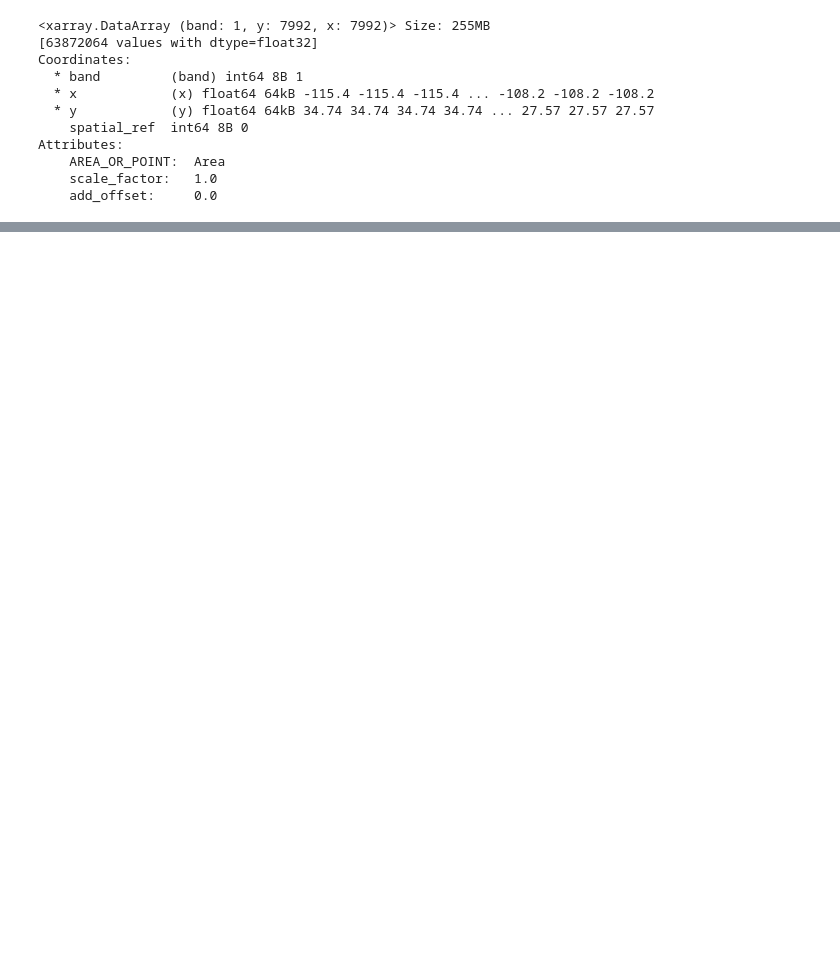
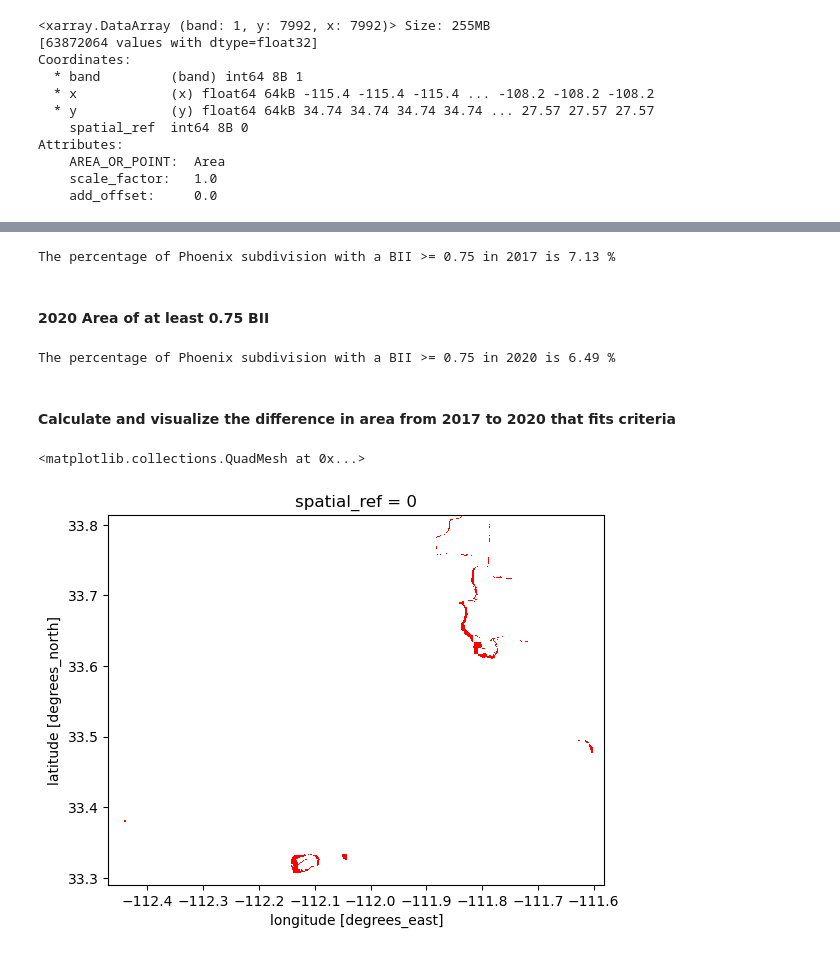
Before and after one commit to madisonenda/Biodiversity_Intactness_Phoenix_AZ, a Jupyter notebook: BII_Phoneix_AZ.ipynb, the cells around one changed output, grey strips where cells are left out. Cells and saved outputs as stored; diff of their text form; code cells hidden in the pictures; blank space fills up the shorter version.

```diff
--- a/BII_Phoneix_AZ.ipynb
+++ b/BII_Phoneix_AZ.ipynb
@@ -204,0 +262,54 @@ ValueError: must supply at least one object to concatenate
+# %%
+# Find total number of pixels
+total_2017 = BII_2017_clip.count().item()
+
+# Find pixels with bii > 0.75
+values_2017 = BII_Area_2017.sum().item()
+
+# Calculate percentage (part/whole)
+pct_2017 = round((values_2017/total_2017) * 100, 2)
+
+print("The percentage of Phoenix subdivision with a BII >= 0.75 in 2017 is", round(pct_2017, 2), "%")
+# %% [output]
+The percentage of Phoenix subdivision with a BII >= 0.75 in 2017 is 7.13 %
+# %% [markdown]
+#### 2020 Area of at least 0.75 BII
+# %%
+# Find total number of pixels
+total_2020 = BII_2020_clip.count().item()
+
+# Find pixels with bii > 0.75
+values_2020 = BII_Area_2020.sum().item()
+
+# Calculate percentage (part/whole)
+pct_2020 = (values_2020 / total_2020) * 100
+
+print("The percentage of Phoenix subdivision with a BII >= 0.75 in 2020 is", round(pct_2020, 2), "%")
+# %% [output]
+The percentage of Phoenix subdivision with a BII >= 0.75 in 2020 is 6.49 %
+# %% [markdown]
+#### Calculate and visualize the difference in area from 2017 to 2020 that fits criteria
+# %%
+# Calculate loss from 2017 to 2020
+Area_Diff = BII_Area_2017 - BII_Area_2020
+
+# BII >0.75 in 2017 set to 1 to visualize data as boolean values
+BII_loss = Area_Diff == 1
+
+# Convert to integer for plotting purposes
+BII_loss = BII_loss.astype(int)
+
+# Make dictionary of colors
+colors = {
+    0: "none",        # No Data
+    1: "red",         # Bii loss
+}
+
+# Create a ListedColormap
+cmap = ListedColormap.ListedColormap([colors[key] for key in sorted(colors.keys())])
+
+# View updated inital plot
+BII_loss.plot(cmap = cmap, add_colorbar = False)
+# %% [output]
+<matplotlib.collections.QuadMesh at 0x...>
+[figure, added]
```
Also changed, not shown: parts of 35 cells of this notebook.
